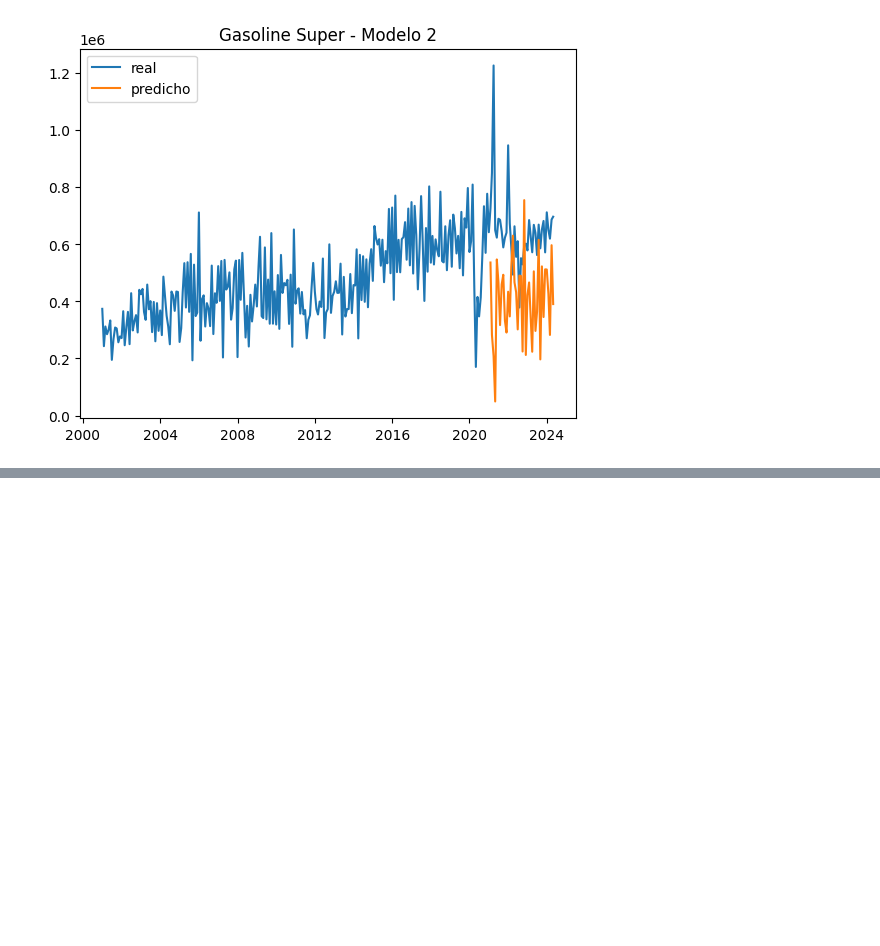
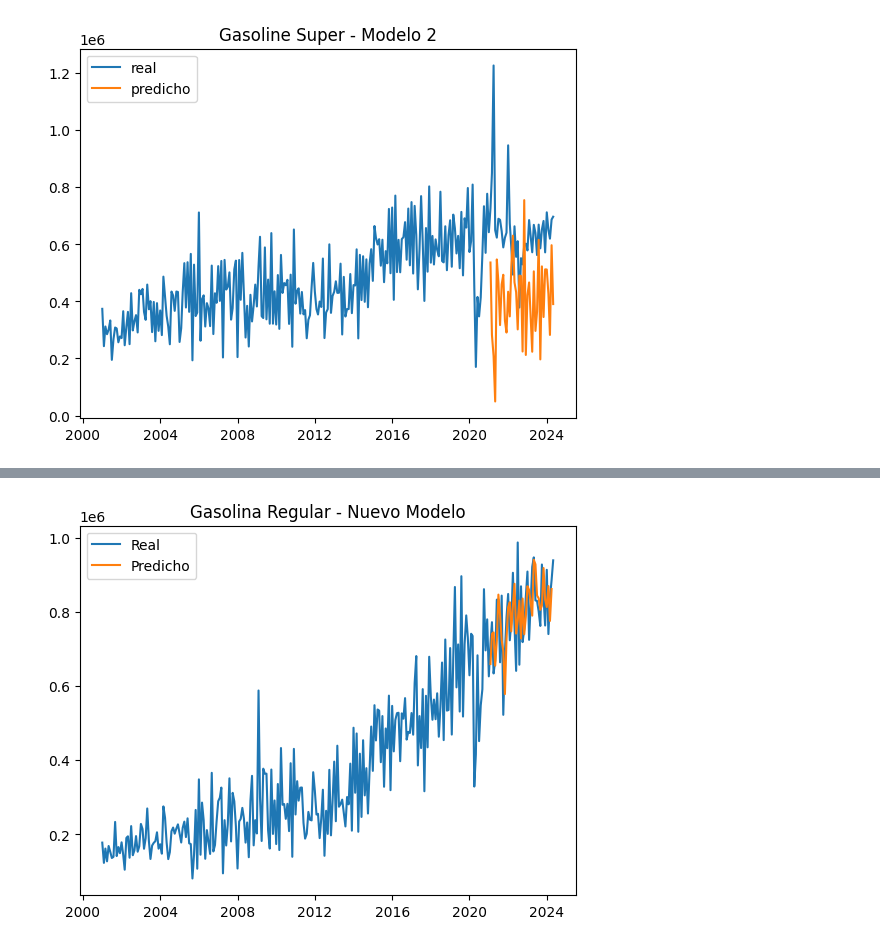
Before and after one commit to Arthurs101/DataScience-S10-Lab3-2024, a Jupyter notebook: Laboratorio3.ipynb, the cells around one changed output, grey strips where cells are left out. Cells and saved outputs as stored; diff of their text form; code cells hidden in the pictures; blank space fills up the shorter version.

```diff
--- a/Laboratorio3.ipynb
+++ b/Laboratorio3.ipynb
@@ -442,0 +483,9 @@ Epoch 100/100
+# %%
+# Definir la fecha de división (puedes ajustar esta fecha según tus datos)
+split_date = '2021-01-01'
+
+# Calcular el índice correspondiente a la fecha de división
+split_index = importacion_df[importacion_df['Fecha'] == split_date].index.tolist()[0]
+
+# Asegúrate de que la variable `split_index` esté definida antes de usarla
+print(f"El índice de división es: {split_index}")
@@ -442,0 +494,73 @@ Epoch 100/100
+# %%
+def prediccion_fun(data, modelo, batch_size, scaler, dif=False, dif_cant=1, Series=None, n=1):
+    prediccion = []
+    for i, X in enumerate(data):
+        X = np.reshape(X, (1, 1, 1))
+        yhat = modelo.predict(X, batch_size=batch_size, verbose=0)
+        yhat = scaler.inverse_transform(yhat)
+        if dif:
+            yhat = yhat + Series[split_index + i + 1]  # Invertir la diferenciación sumando al valor previo
+        prediccion.append(yhat[0][0])
+    return prediccion
+# %%
+# Predicción de la gasolina regular
+regular_gas_df = importacion_df[['Fecha','GasolinaRegular']]
+regular_gas_df = regular_gas_df.set_index('Fecha')
+
+# Diferenciación y normalización
+regular_gas_diff = regular_gas_df.diff()
+scaler_regular = StandardScaler()
+regular_gas_scaled = scaler_regular.fit_transform(regular_gas_diff.dropna())
+
+# Separar en train y test
+regular_gas_train = regular_gas_scaled[1:split_index]
+regular_gas_test = regular_gas_scaled[split_index:]
+
+# Transformar en serie supervisada
+regular_gas_x_train, regular_gas_y_train = supervisada(regular_gas_train)
+regular_gas_x_test, regular_gas_y_test = supervisada(regular_gas_test)
+
+# Convertir a arreglos tridimensionales
+regular_gas_x_train = np.reshape(regular_gas_x_train, (regular_gas_x_train.shape[0], 1, 1))
+regular_gas_x_test = np.reshape(regular_gas_x_test, (regular_gas_x_test.shape[0], 1, 1))
+
+# Nuevo modelo LSTM
+unidades_reg = 100  # Aumentar el número de neuronas
+paso_reg = 1
+caracteristicas_reg = 1
+
+inputs_reg = keras.layers.Input((paso_reg, caracteristicas_reg))
+lstm_out_reg = keras.layers.LSTM(unidades_reg, return_sequences=True)(inputs_reg)
+lstm_out_reg = keras.layers.LSTM(unidades_reg)(lstm_out_reg)
+outputs_reg = keras.layers.Dense(1)(lstm_out_reg)
+
+modelo_regular = keras.Model(inputs=inputs_reg, outputs=outputs_reg)
+modelo_regular.summary()
+modelo_regular.compile(loss='mean_squared_error', optimizer="adam")
+
+epocas_reg = 60  # Ajustar el número de épocas
+history_regular = modelo_regular.fit(
+    x=regular_gas_x_train,
+    y=regular_gas_y_train,
+    batch_size=lote,
+    epochs=epocas_reg,
+    shuffle=False,
+    verbose=1
+)
+
+# Predicción con el nuevo modelo
+prediccion_test_regular = prediccion_fun(regular_gas_x_test, modelo_regular, 1, scaler_regular, dif=True, dif_cant=1, Series=regular_gas_df.values, n=len(regular_gas_x_test))
+
+# Ajustar el índice del DataFrame para que coincida con el número de predicciones
+indices = regular_gas_df[split_index + 1:split_index + 1 + len(prediccion_test_regular)].index
+
+# Crear el DataFrame con los índices ajustados
+df_test_regular = pd.DataFrame(prediccion_test_regular, index=indices)
+
+# Graficar los resultados del nuevo modelo
+plt.title('Gasolina Regular - Nuevo Modelo')
+plt.plot(regular_gas_df, label='Real')
+plt.plot(df_test_regular, label='Predicho')
+plt.legend()
+plt.show()
+# %% [output]
@@ -442,0 +599 @@ Epoch 100/100
+[figure, added]
```
Also changed, not shown: parts of 10 cells of this notebook.
